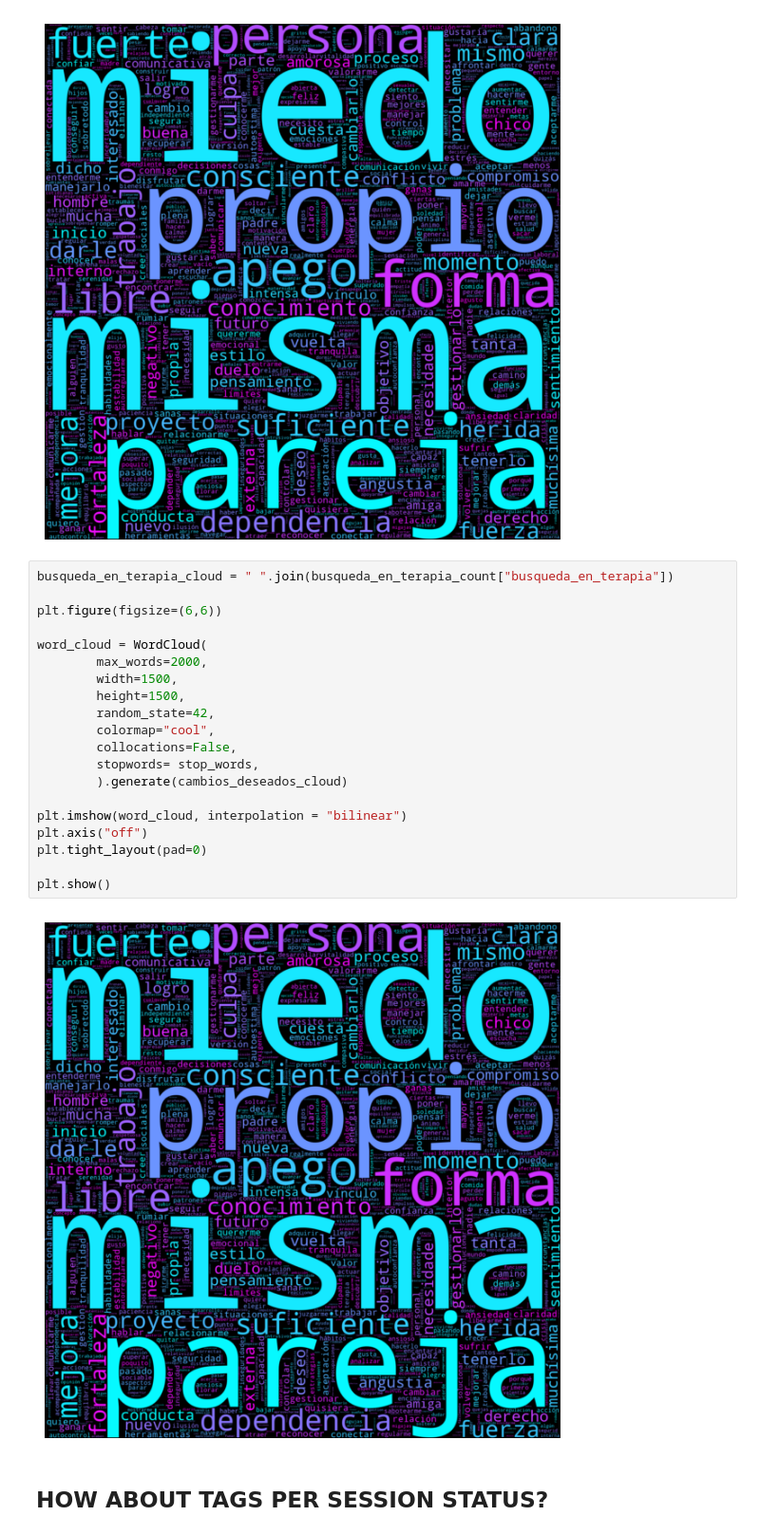
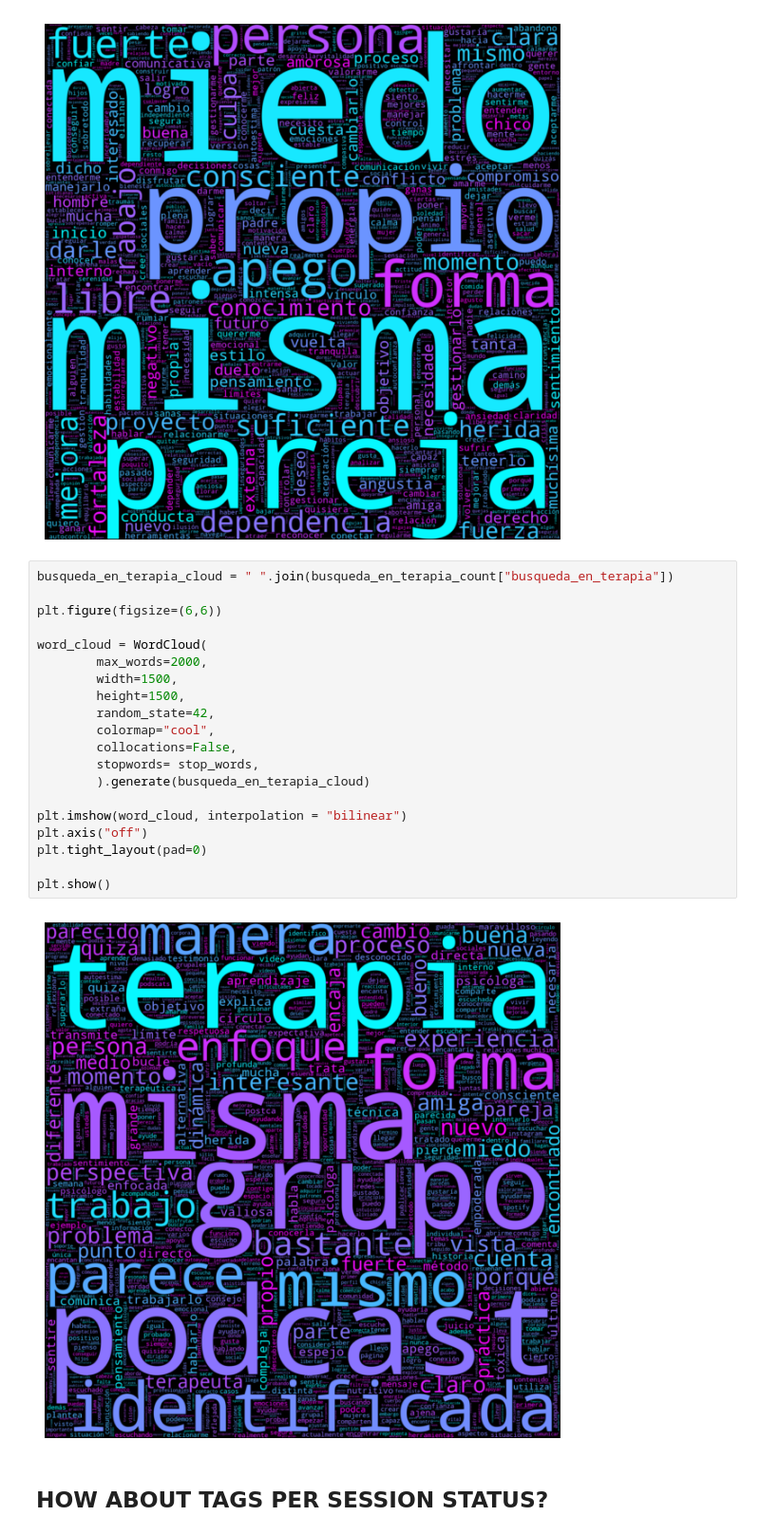
Before and after one commit to TonioDominguez/typeform_keyword_analysis, a Jupyter notebook: EDA+keyword_impact.ipynb, the cells around one changed output. Shown at 95% size. Saved outputs shown, nothing was run; the diff lists cells and outputs as text.

```diff
--- a/EDA+keyword_impact.ipynb
+++ b/EDA+keyword_impact.ipynb
@@ -411,25 +411,25 @@ plt.show()
 # %%
 busqueda_en_terapia_cloud = " ".join(busqueda_en_terapia_count["busqueda_en_terapia"])
 
 plt.figure(figsize=(6,6))
 
 word_cloud = WordCloud(
         max_words=2000,
         width=1500,
         height=1500,
         random_state=42,
         colormap="cool",
         collocations=False,
         stopwords= stop_words,
-        ).generate(cambios_deseados_cloud)
+        ).generate(busqueda_en_terapia_cloud)
 
 plt.imshow(word_cloud, interpolation = "bilinear")
 plt.axis("off")
 plt.tight_layout(pad=0)
 
 plt.show()
 # %% [output]
-[figure, old version]
+[figure, new version]
 # %% [markdown]
 ## HOW ABOUT TAGS PER SESSION STATUS?
 # %%
```
Also changed, not shown: parts of 1 cell of this notebook.
